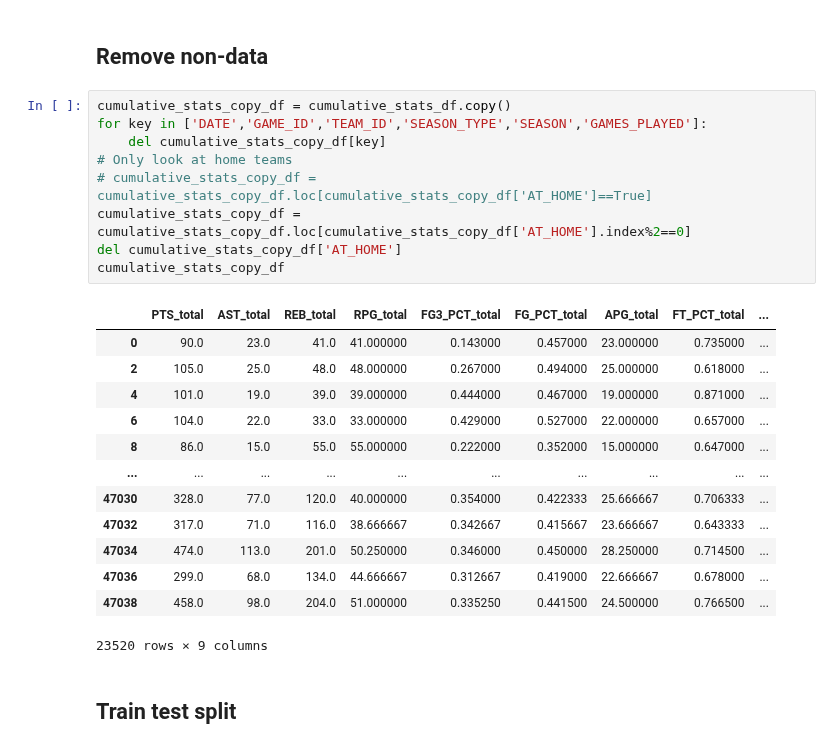
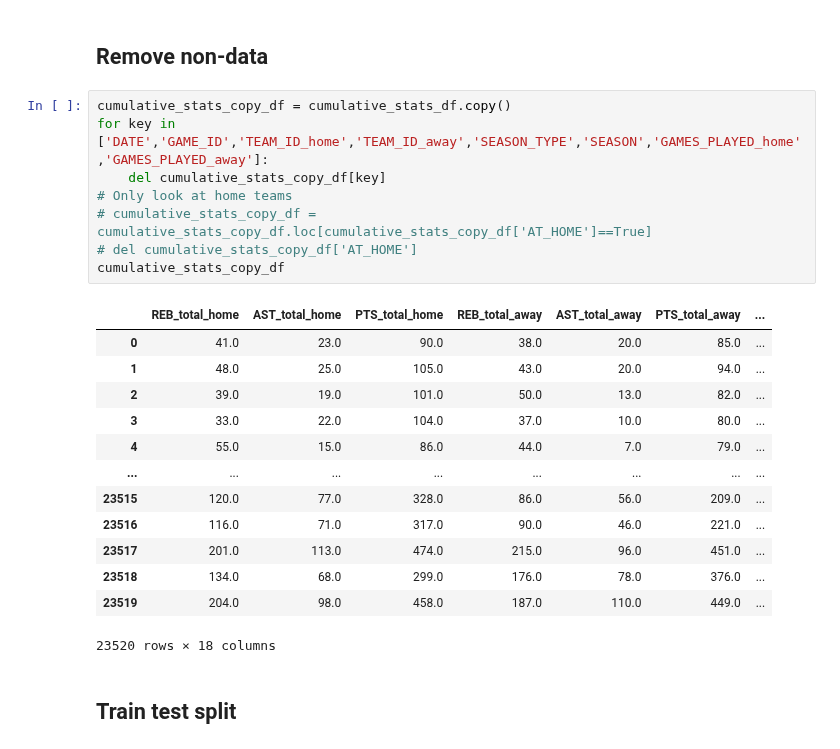
Before and after one commit to psalire/cmpe255-term-project, a Jupyter notebook: classifiers/decision-tree/decision_tree.ipynb, the cells around one changed output. Saved outputs shown, nothing was run; the diff lists cells and outputs as text.

```diff
--- a/classifiers/decision-tree/decision_tree.ipynb
+++ b/classifiers/decision-tree/decision_tree.ipynb
@@ -67,27 +67,26 @@ cumulative_stats_df
 ## Remove non-data
 # %%
 cumulative_stats_copy_df = cumulative_stats_df.copy()
-for key in ['DATE','GAME_ID','TEAM_ID','SEASON_TYPE','SEASON','GAMES_PLAYED']:
+for key in ['DATE','GAME_ID','TEAM_ID_home','TEAM_ID_away','SEASON_TYPE','SEASON','GAMES_PLAYED_home','GAMES_PLAYED_away']:
     del cumulative_stats_copy_df[key]
 # Only look at home teams
 # cumulative_stats_copy_df = cumulative_stats_copy_df.loc[cumulative_stats_copy_df['AT_HOME']==True]
-cumulative_stats_copy_df = cumulative_stats_copy_df.loc[cumulative_stats_copy_df['AT_HOME'].index%2==0]
-del cumulative_stats_copy_df['AT_HOME']
+# del cumulative_stats_copy_df['AT_HOME']
 cumulative_stats_copy_df
 # %% [output]
-|  | PTS_total | AST_total | REB_total | RPG_total | FG3_PCT_total | FG_PCT_total | APG_total | FT_PCT_total | ... |
-| 0 | 90.0 | 23.0 | 41.0 | 41.000000 | 0.143000 | 0.457000 | 23.000000 | 0.735000 | ... |
-| 2 | 105.0 | 25.0 | 48.0 | 48.000000 | 0.267000 | 0.494000 | 25.000000 | 0.618000 | ... |
-| 4 | 101.0 | 19.0 | 39.0 | 39.000000 | 0.444000 | 0.467000 | 19.000000 | 0.871000 | ... |
-| 6 | 104.0 | 22.0 | 33.0 | 33.000000 | 0.429000 | 0.527000 | 22.000000 | 0.657000 | ... |
-| 8 | 86.0 | 15.0 | 55.0 | 55.000000 | 0.222000 | 0.352000 | 15.000000 | 0.647000 | ... |
-| ... | ... | ... | ... | ... | ... | ... | ... | ... | ... |
-| 47030 | 328.0 | 77.0 | 120.0 | 40.000000 | 0.354000 | 0.422333 | 25.666667 | 0.706333 | ... |
-| 47032 | 317.0 | 71.0 | 116.0 | 38.666667 | 0.342667 | 0.415667 | 23.666667 | 0.643333 | ... |
-| 47034 | 474.0 | 113.0 | 201.0 | 50.250000 | 0.346000 | 0.450000 | 28.250000 | 0.714500 | ... |
-| 47036 | 299.0 | 68.0 | 134.0 | 44.666667 | 0.312667 | 0.419000 | 22.666667 | 0.678000 | ... |
-| 47038 | 458.0 | 98.0 | 204.0 | 51.000000 | 0.335250 | 0.441500 | 24.500000 | 0.766500 | ... |
+|  | REB_total_home | AST_total_home | PTS_total_home | REB_total_away | AST_total_away | PTS_total_away | ... |
+| 0 | 41.0 | 23.0 | 90.0 | 38.0 | 20.0 | 85.0 | ... |
+| 1 | 48.0 | 25.0 | 105.0 | 43.0 | 20.0 | 94.0 | ... |
+| 2 | 39.0 | 19.0 | 101.0 | 50.0 | 13.0 | 82.0 | ... |
+| 3 | 33.0 | 22.0 | 104.0 | 37.0 | 10.0 | 80.0 | ... |
+| 4 | 55.0 | 15.0 | 86.0 | 44.0 | 7.0 | 79.0 | ... |
+| ... | ... | ... | ... | ... | ... | ... | ... |
+| 23515 | 120.0 | 77.0 | 328.0 | 86.0 | 56.0 | 209.0 | ... |
+| 23516 | 116.0 | 71.0 | 317.0 | 90.0 | 46.0 | 221.0 | ... |
+| 23517 | 201.0 | 113.0 | 474.0 | 215.0 | 96.0 | 451.0 | ... |
+| 23518 | 134.0 | 68.0 | 299.0 | 176.0 | 78.0 | 376.0 | ... |
+| 23519 | 204.0 | 98.0 | 458.0 | 187.0 | 110.0 | 449.0 | ... |
-23520 rows × 9 columns
+23520 rows × 18 columns
 # %% [markdown]
 ## Train test split
 # %%
```
Also changed, not shown: parts of 10 cells of this notebook.
